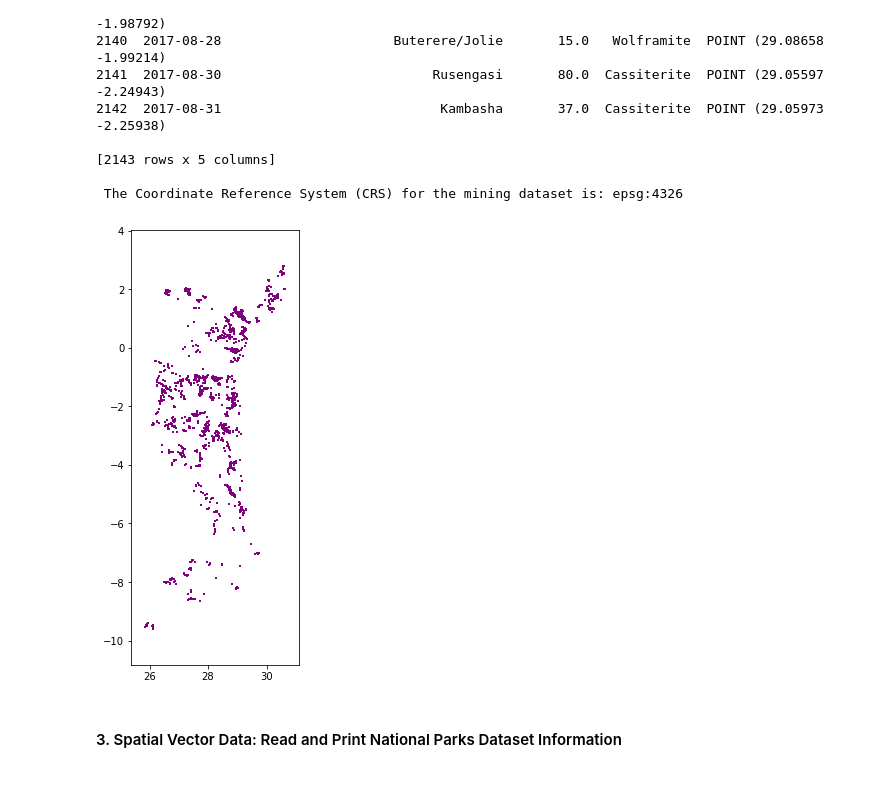
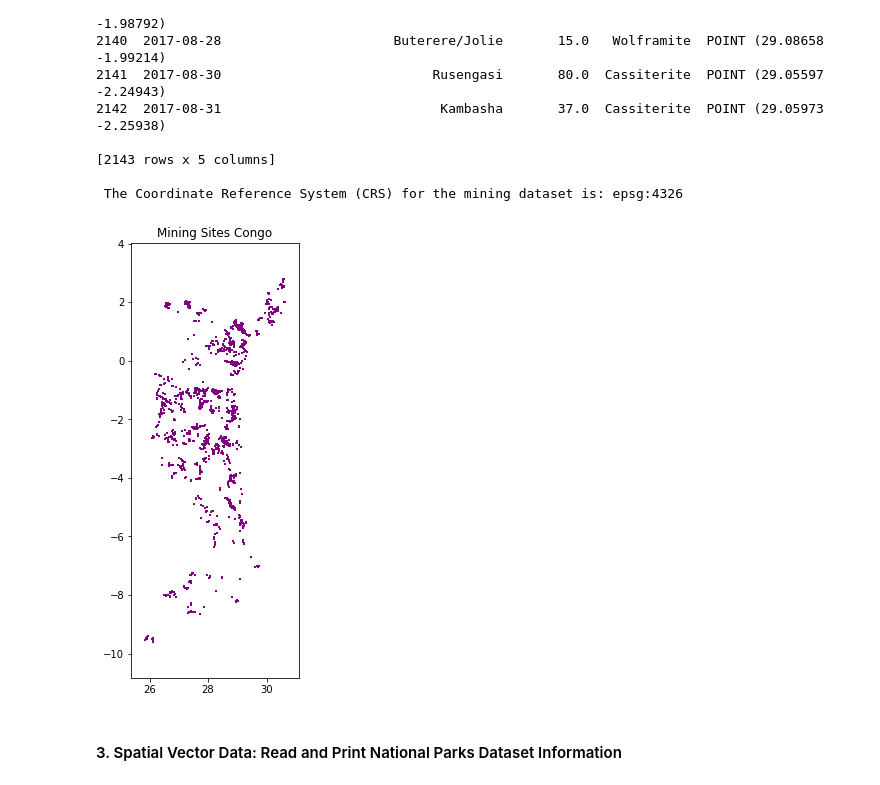
Before and after one commit to jbelloRepo/Mining_sites-GIS-CaseStudy, a Jupyter notebook: GIS-case-study.ipynb, the cells around one changed output. Cells and saved outputs as stored; diff of their text form; code cells hidden in the pictures.

```diff
--- a/GIS-case-study.ipynb
+++ b/GIS-case-study.ipynb
@@ -48,19 +48,22 @@ Mining Dataset:
 # %%
 # Make a visualization with custom color and tick marks
 
 # Create a larger figure with specified size
-fig, ax = plt.subplots(figsize=(12, 8))
+fig, ax = plt.subplots(figsize=(13, 8))
 
 # Plot the data with markers and colors
 mining_sites.plot(ax=ax, color='purple', marker='+', markersize=5)
 
 # Add some margins around the plot
 ax.margins(0.1)
 
+# Add a title to the plot
+ax.set_title("Mining Sites Congo")
+
 # Display the plot
 plt.show()
 # %% [output]
-[figure, old version]
+[figure, new version]
 # %% [markdown]
 #### 3. Spatial Vector Data: Read and Print National Parks Dataset Information
 # %%
```
Also changed, not shown: parts of 5 cells of this notebook.
